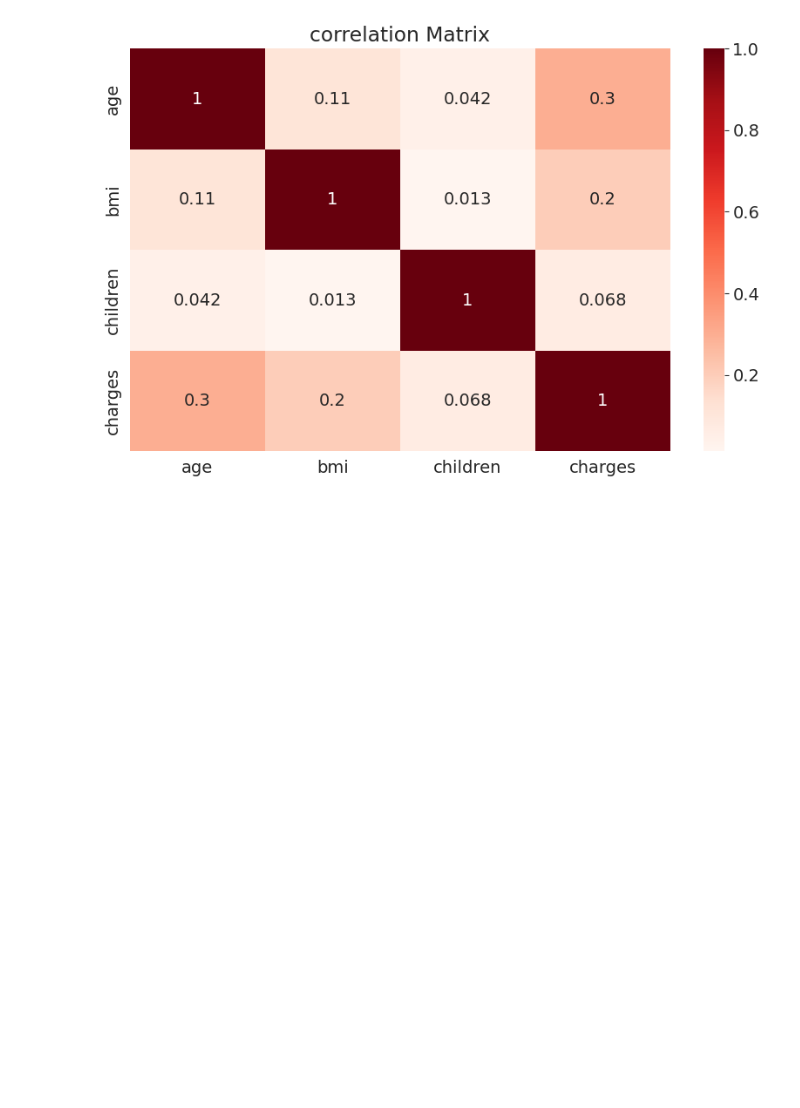
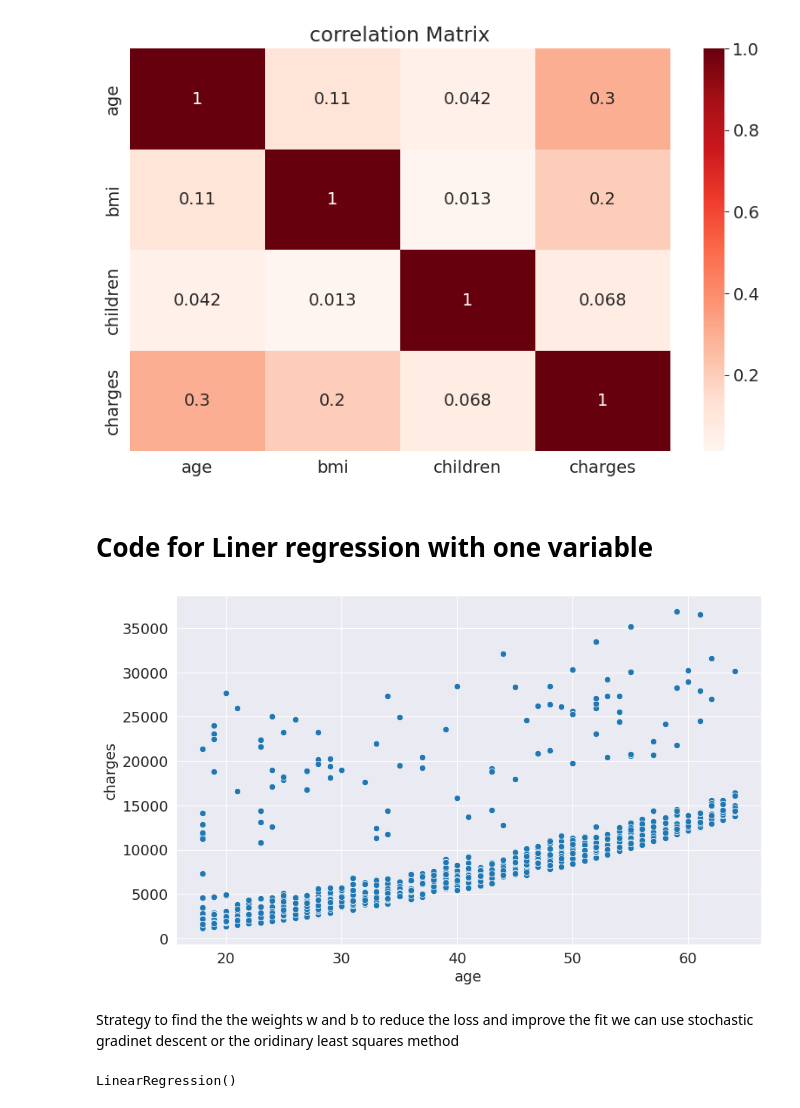
Before and after one commit to Girish29/jovian_course_code, a Jupyter notebook: Linear_regression_with_python.ipynb, the cells around one changed output. Saved outputs shown, nothing was run; the diff lists cells and outputs as text; code cells hidden in the pictures; blank space fills up the shorter version.

```diff
--- a/Linear_regression_with_python.ipynb
+++ b/Linear_regression_with_python.ipynb
@@ -147,3 +149,13 @@ plt.title('correlation Matrix');
 # %% [output]
 The default value of numeric_only in DataFrame.corr is deprecated. In a future version, it will default to False. Select only valid columns or specify the value of numeric_only to silence this warning ...
 [figure]
+# %% [markdown]
+# Code for Liner regression with one variable
+# %%
+non_smoker = medical_df[medical_df.smoker == 'no']
+# %%
+sns.scatterplot(data = non_smoker, x = 'age' , y = 'charges');
+# %% [output]
+[figure, added]
+# %% [markdown]
+Strategy to find the the weights w and b to reduce the loss and improve the fit we can use stochastic gradinet descent or the oridinary least squares method
@@ -149,0 +168,4 @@ The default value of numeric_only in DataFrame.corr is deprecated. In a future v
+# %%
+model.fit(inputs,targets)
+# %% [output]
+LinearRegression()
```
Also changed, not shown: parts of 19 cells of this notebook, 1 other file.
